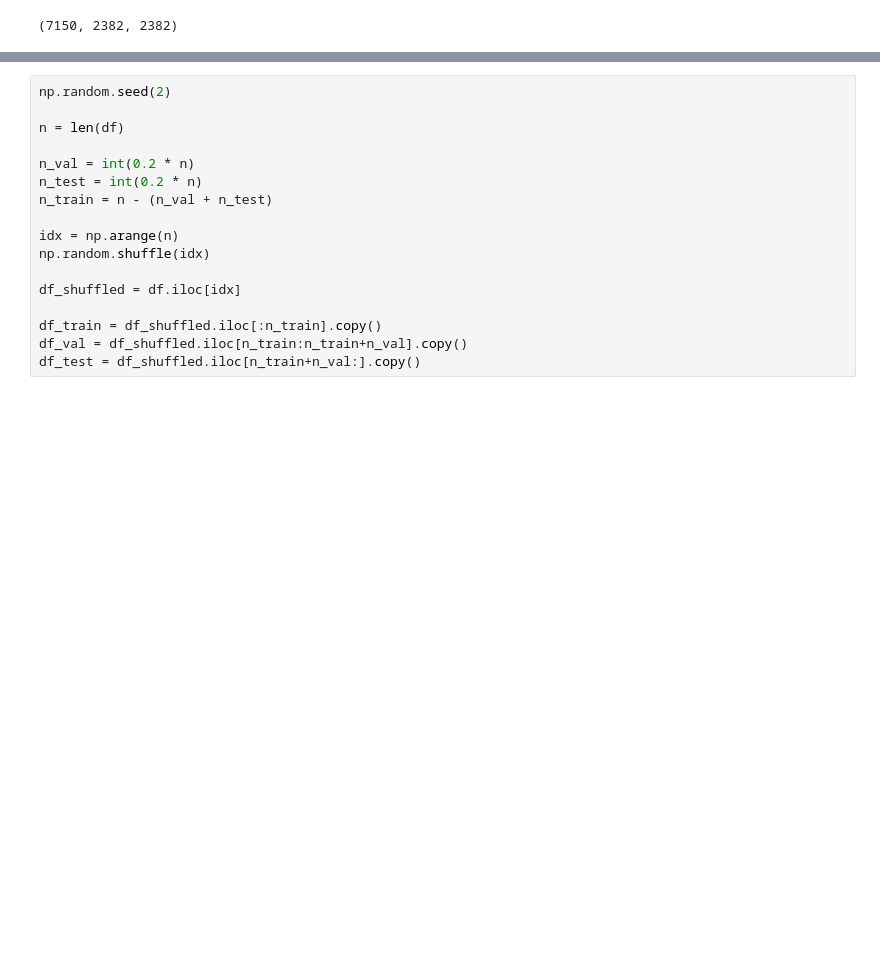
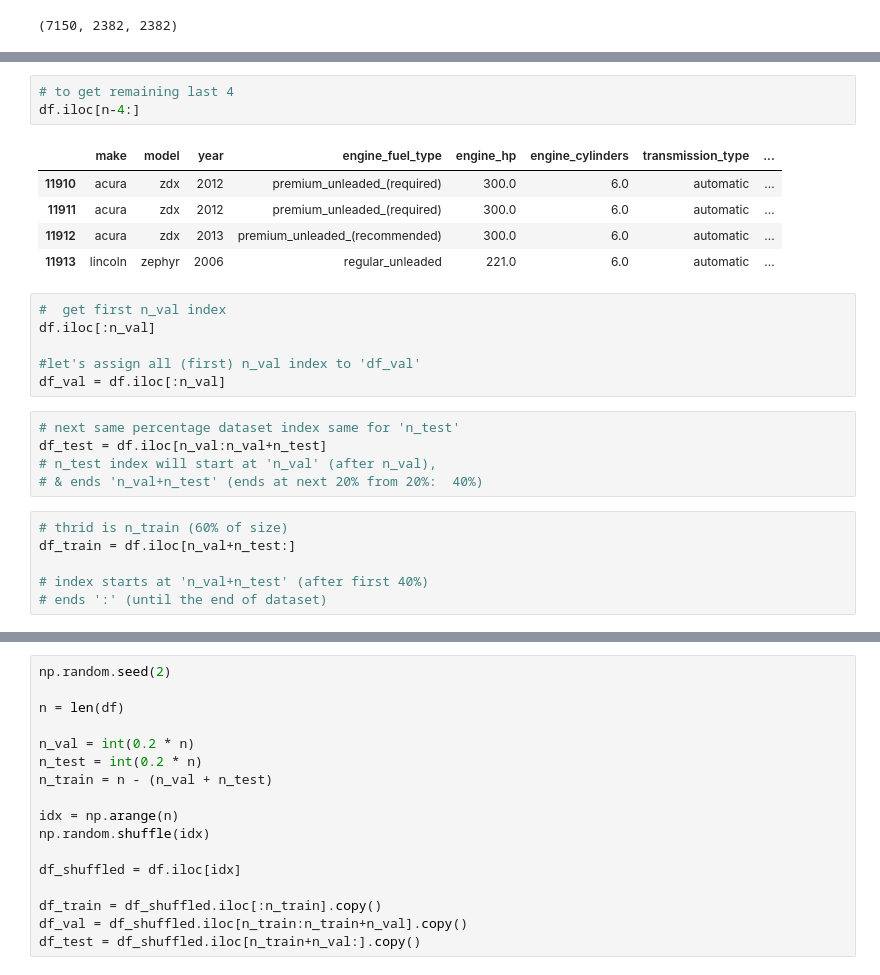
Before and after one commit to perobinbird/machine-learning-zoomcamp, a Jupyter notebook: 02-regression/02-carprice.ipynb, the cells around one changed output, grey strips where cells are left out. Cells and saved outputs as stored; diff of their text form; blank space fills up the shorter version.

```diff
--- a/02-regression/02-carprice.ipynb
+++ b/02-regression/02-carprice.ipynb
@@ -453,0 +496,26 @@ n_train,  n_val,  n_test
+# %%
+# to get remaining last 4
+df.iloc[n-4:]
+# %% [output]
+|  | make | model | year | engine_fuel_type | engine_hp | engine_cylinders | transmission_type | ... |
+| 11910 | acura | zdx | 2012 | premium_unleaded_(required) | 300.0 | 6.0 | automatic | ... |
+| 11911 | acura | zdx | 2012 | premium_unleaded_(required) | 300.0 | 6.0 | automatic | ... |
+| 11912 | acura | zdx | 2013 | premium_unleaded_(recommended) | 300.0 | 6.0 | automatic | ... |
+| 11913 | lincoln | zephyr | 2006 | regular_unleaded | 221.0 | 6.0 | automatic | ... |
+# %%
+#  get first n_val index
+df.iloc[:n_val]
+
+#let's assign all (first) n_val index to 'df_val'
+df_val = df.iloc[:n_val]
+# %%
+# next same percentage dataset index same for 'n_test'
+df_test = df.iloc[n_val:n_val+n_test]
+# n_test index will start at 'n_val' (after n_val),
+# & ends 'n_val+n_test' (ends at next 20% from 20%:  40%)
+# %%
+# thrid is n_train (60% of size)
+df_train = df.iloc[n_val+n_test:]
+
+# index starts at 'n_val+n_test' (after first 40%)
+# ends ':' (until the end of dataset)
```
Also changed, not shown: parts of 4 cells of this notebook.
